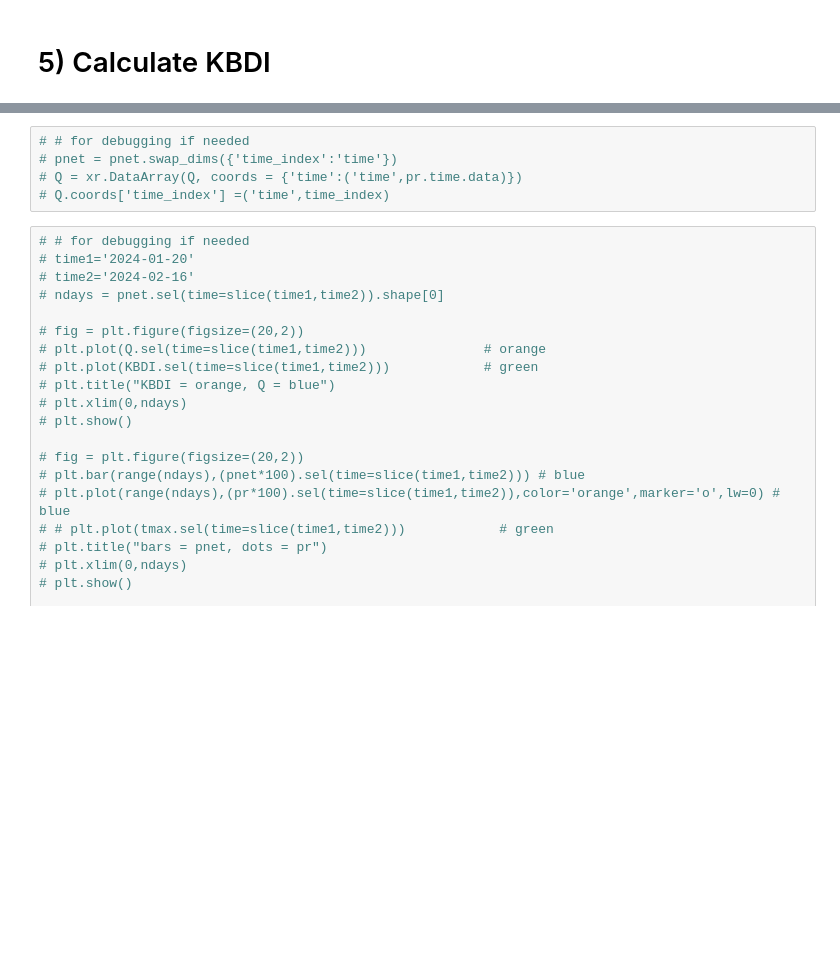
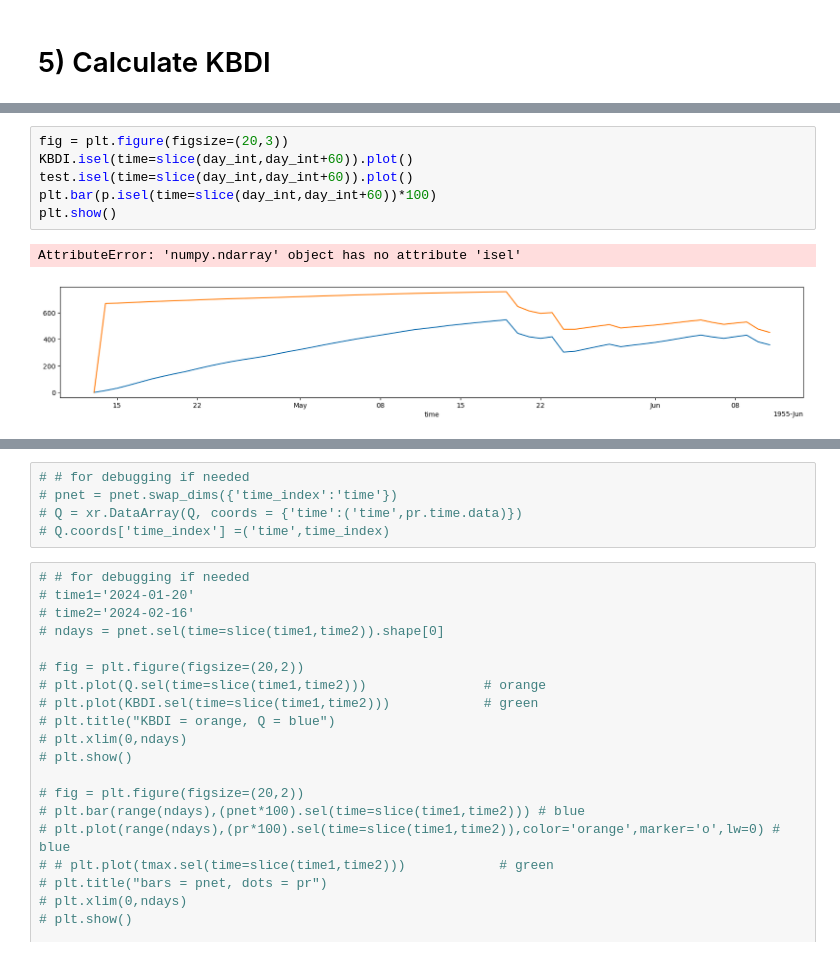
Before and after one commit to kerriegeil/NERR_fire, a Jupyter notebook: 02_analysis/messy/KBDI_InchesFahrenheit.ipynb, the cells around one changed output, grey strips where cells are left out. Drawn from its saved outputs; the diff is of its cells as text; blank space fills up the shorter version.

```diff
--- a/02_analysis/messy/KBDI_InchesFahrenheit.ipynb
+++ b/02_analysis/messy/KBDI_InchesFahrenheit.ipynb
@@ -430,0 +633,9 @@ plt.axhline(600,color='firebrick',ls='dashed')
+# %%
+fig = plt.figure(figsize=(20,3))
+KBDI.isel(time=slice(day_int,day_int+60)).plot()
+test.isel(time=slice(day_int,day_int+60)).plot()
+plt.bar(p.isel(time=slice(day_int,day_int+60))*100)
+plt.show()
+# %% [output]
+AttributeError: 'numpy.ndarray' object has no attribute 'isel'
+[figure, added]
```
Also changed, not shown: parts of 64 cells of this notebook, 6 other files.
